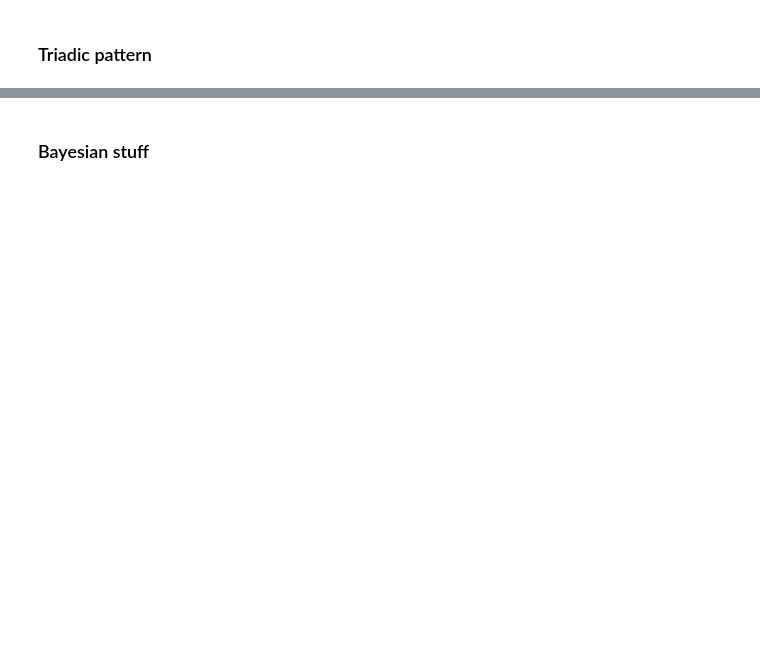
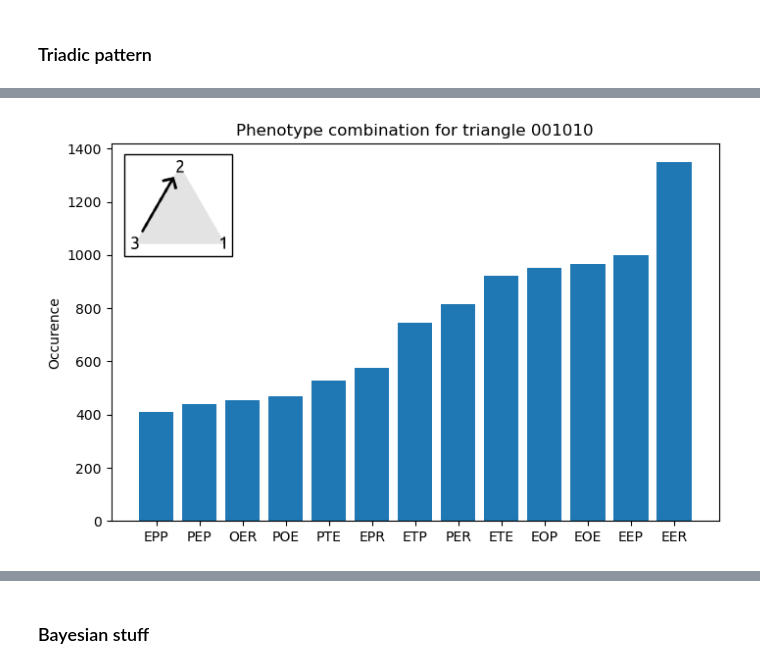
Before and after one commit to yuxuama/cooperation_emergence, a Jupyter notebook: notebooks/last_analysis.ipynb, the cells around one changed output, grey strips where cells are left out. Drawn from its saved outputs; the diff is of its cells as text; code cells hidden in the pictures; blank space fills up the shorter version.

Commit message:
Finished count phenotype cmbination per triadic pattern

```diff
--- a/notebooks/last_analysis.ipynb
+++ b/notebooks/last_analysis.ipynb
@@ -108,3 +109,8 @@ plt.savefig("../plot/Size_effect/"  + str(n) + "/triadic_pattern_bar.png")
+# %%
+ph_comb_dt = measure_triadic_pattern_phenotype_combination(l.astype(int), parameters, inter)
+plot_phenotype_combination_per_triangle("001010", ph_comb_dt, 400)
+# %% [output]
+[figure, added]
 # %%
 dtga = tri_pattern_freq.group_by("Transitive").aggregate("Number")
 data = dtga.get_item(True).get_item("Number").get_all_item().values()
```
Also changed, not shown: parts of 13 cells of this notebook, 4 other files.
